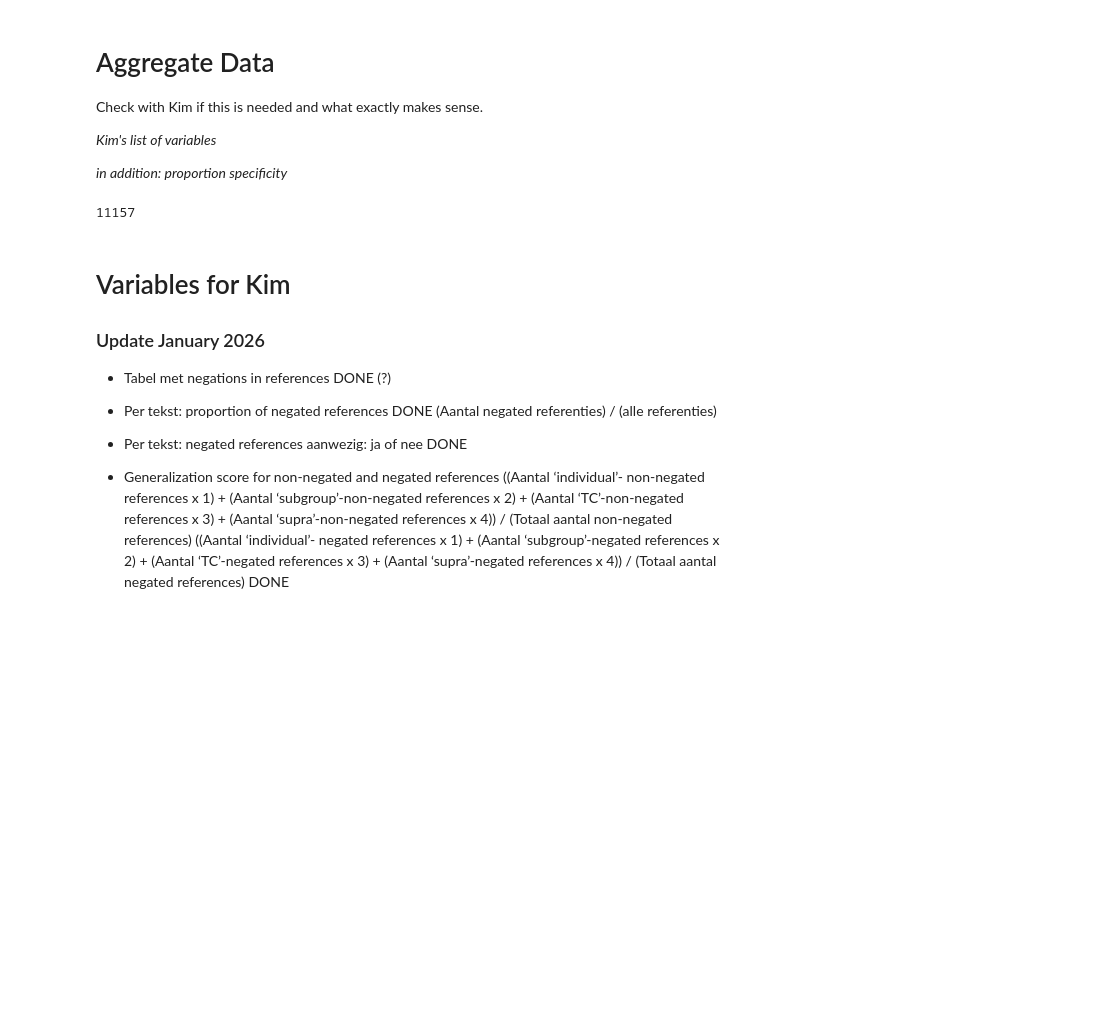
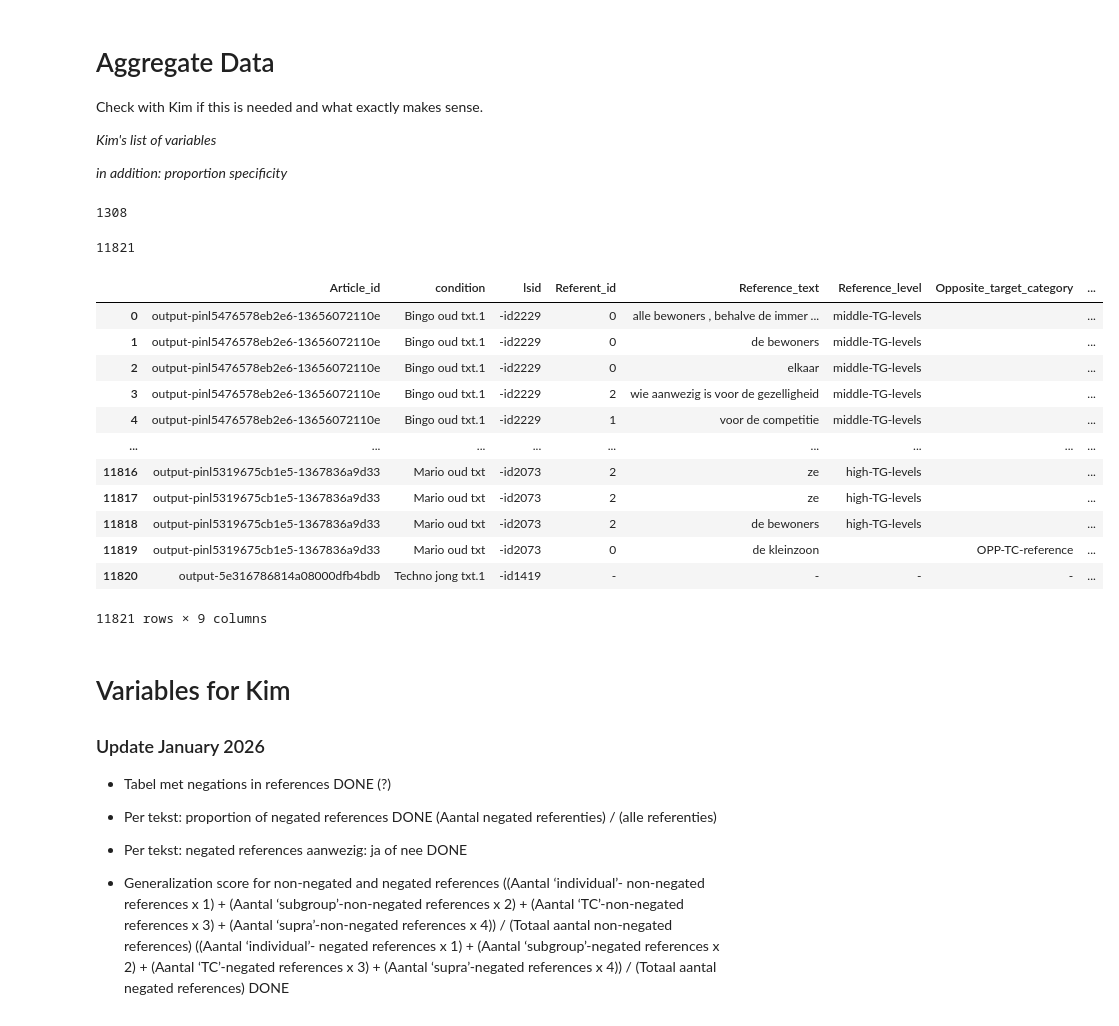
Before and after one commit to PiaSommerauer/StereotypesLabelStudio, a Jupyter notebook: scr/Aggregation.ipynb, the cells around one changed output. Saved outputs shown, nothing was run; the diff lists cells and outputs as text; code cells hidden in the pictures; blank space fills up the shorter version.

Commit message:
updates data processing

```diff
--- a/scr/Aggregation.ipynb
+++ b/scr/Aggregation.ipynb
@@ -276,16 +302,29 @@ def process_file(test_path,  ref_levels, article_id_cond):
 # %%
-all_paths = os.listdir('../results/kim-full-data-update1/')
+all_paths = os.listdir('../results/Annotations-jan/')
+# %%
+print(len(all_paths))
+# %% [output]
+1308
 # %%
 full_id_data = []
+exclude_dict = dict()
 for path in all_paths:
     # print(path)
-    article_id = path.strip('.csv')
+    article_id_cond = path.strip('.csv').strip()
+    article_id, condition = article_id_cond.split(' ', 1)
+    cond, ls_id = condition.split('_LS')
     # print(article_id)
-    full_path = f'../results/kim-full-data-update1/{path}'
+    full_path = f'../results/Annotations-jan/{path}'
 
     # print(full_path)
     if full_path.endswith('.csv'):
-        id_data, exclude = process_file(full_path, ref_levels, article_id)
+        id_data = process_file(full_path, ref_levels, article_id_cond)
+        exclude_key = get_excluded_texts(full_path)
+        exclude_dict[ls_id] = dict()
+        exclude_dict[ls_id]['exclude'] = exclude_key
+        exclude_dict[ls_id]['Article_id'] = article_id
+        exclude_dict[ls_id]['condition'] = cond
+        exclude_dict[ls_id]['ls_id'] = ls_id
         for d in id_data:
-            d['exclude'] = exclude
+            d['exclude'] = exclude_key
         full_id_data.extend(id_data)
@@ -292,5 +333,5 @@ for path in all_paths:
 # %%
-test_out = f'../results/kim-full-data-update1.xlsx'
+test_out = f'../results/Annotations-jan.xlsx'
 
 df = pd.DataFrame(full_id_data)
 print(len(df))
@@ -298,7 +339,24 @@ print(len(df))
 df.to_excel(test_out, sheet_name='Sheet1', na_rep='', float_format=None,
             columns=None, header=True, index=False)
 # %% [output]
-11157
+11821
+# %%
+# exclude_dict
+df
+# %% [output]
+|  | Article_id | condition | lsid | Referent_id | Reference_text | Reference_level | Opposite_target_category | ... |
+| 0 | output-pinl5476578eb2e6-13656072110e | Bingo oud txt.1 | -id2229 | 0 | alle bewoners , behalve de immer ... | middle-TG-levels |  | ... |
+| 1 | output-pinl5476578eb2e6-13656072110e | Bingo oud txt.1 | -id2229 | 0 | de bewoners | middle-TG-levels |  | ... |
+| 2 | output-pinl5476578eb2e6-13656072110e | Bingo oud txt.1 | -id2229 | 0 | elkaar | middle-TG-levels |  | ... |
+| 3 | output-pinl5476578eb2e6-13656072110e | Bingo oud txt.1 | -id2229 | 2 | wie aanwezig is voor de gezelligheid | middle-TG-levels |  | ... |
+| 4 | output-pinl5476578eb2e6-13656072110e | Bingo oud txt.1 | -id2229 | 1 | voor de competitie | middle-TG-levels |  | ... |
+| ... | ... | ... | ... | ... | ... | ... | ... | ... |
+| 11816 | output-pinl5319675cb1e5-1367836a9d33 | Mario oud txt | -id2073 | 2 | ze | high-TG-levels |  | ... |
+| 11817 | output-pinl5319675cb1e5-1367836a9d33 | Mario oud txt | -id2073 | 2 | ze | high-TG-levels |  | ... |
+| 11818 | output-pinl5319675cb1e5-1367836a9d33 | Mario oud txt | -id2073 | 2 | de bewoners | high-TG-levels |  | ... |
+| 11819 | output-pinl5319675cb1e5-1367836a9d33 | Mario oud txt | -id2073 | 0 | de kleinzoon |  | OPP-TC-reference | ... |
+| 11820 | output-5e316786814a08000dfb4bdb | Techno jong txt.1 | -id1419 | - | - | - | - | ... |
+11821 rows × 9 columns
 # %% [markdown]
 # Variables for Kim
 
```
Also changed, not shown: parts of 11 cells of this notebook, 4 other files.
